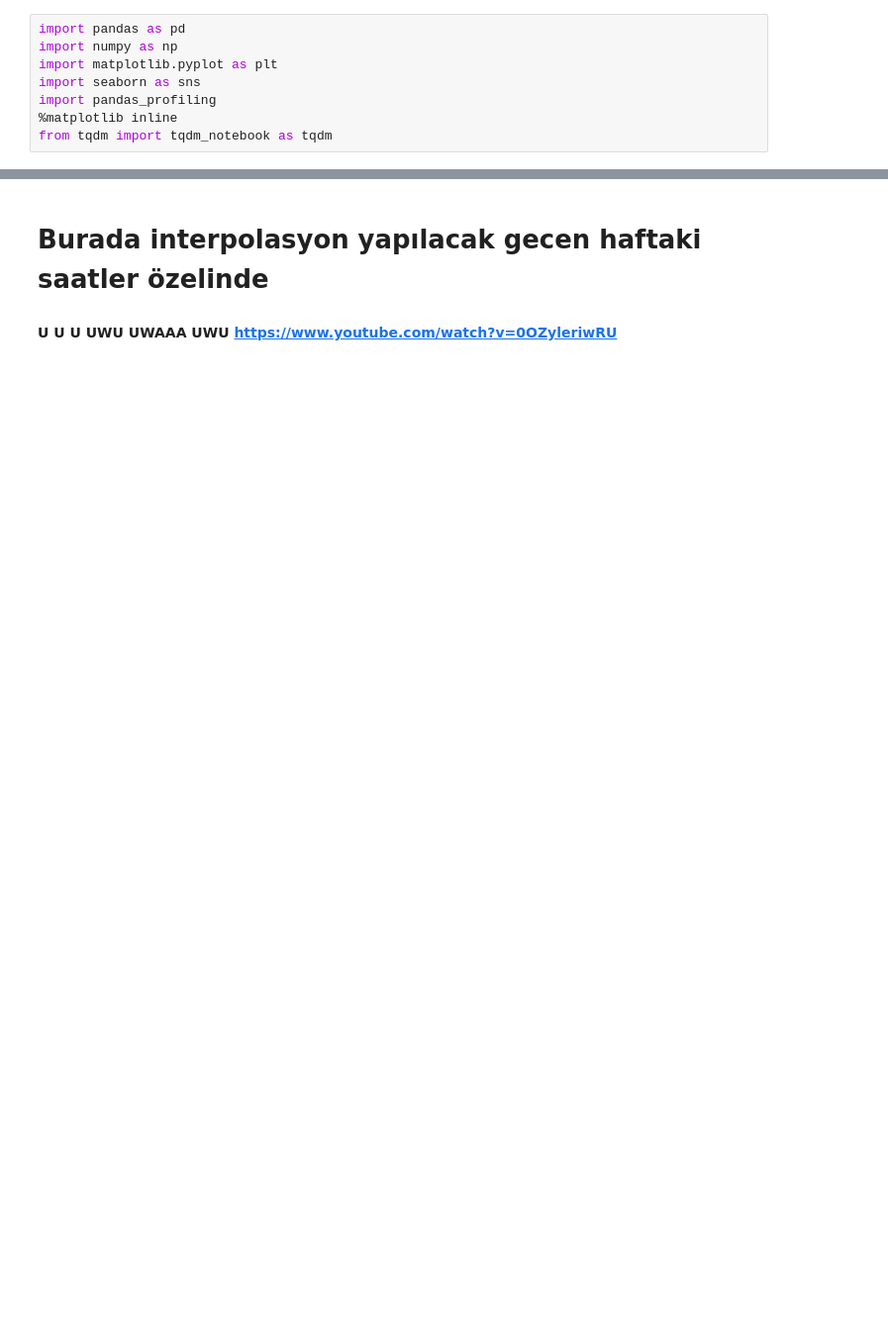
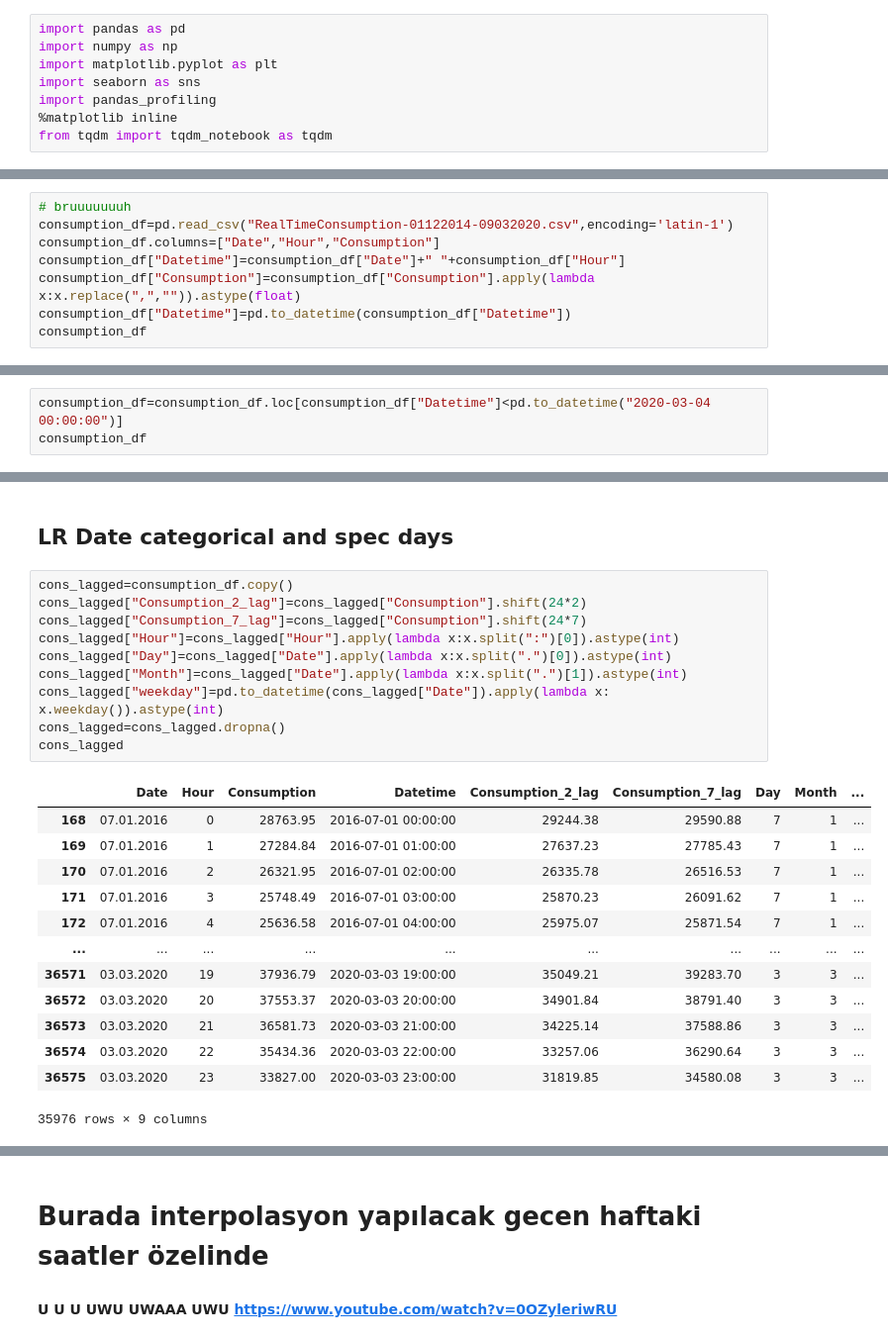
Before and after one commit to yakaralar/IE492, a Jupyter notebook: promotion_day_exclusion.ipynb, the cells around one changed output, grey strips where cells are left out. Shown at 99% size. Saved outputs shown, nothing was run; the diff lists cells and outputs as text; blank space fills up the shorter version.

```diff
--- a/promotion_day_exclusion.ipynb
+++ b/promotion_day_exclusion.ipynb
@@ -43,0 +47,8 @@ from tqdm import tqdm_notebook as tqdm
+# %%
+# bruuuuuuuh
+consumption_df=pd.read_csv("RealTimeConsumption-01122014-09032020.csv",encoding='latin-1')
+consumption_df.columns=["Date","Hour","Consumption"]
+consumption_df["Datetime"]=consumption_df["Date"]+" "+consumption_df["Hour"]
+consumption_df["Consumption"]=consumption_df["Consumption"].apply(lambda x:x.replace(",","")).astype(float)
+consumption_df["Datetime"]=pd.to_datetime(consumption_df["Datetime"])
+consumption_df
@@ -43,0 +69,3 @@ from tqdm import tqdm_notebook as tqdm
+# %%
+consumption_df=consumption_df.loc[consumption_df["Datetime"]<pd.to_datetime("2020-03-04 00:00:00")]
+consumption_df
@@ -45,0 +139,28 @@ from tqdm import tqdm_notebook as tqdm
+# %% [markdown]
+
+
+## LR Date categorical and spec days
+# %%
+cons_lagged=consumption_df.copy()
+cons_lagged["Consumption_2_lag"]=cons_lagged["Consumption"].shift(24*2)
+cons_lagged["Consumption_7_lag"]=cons_lagged["Consumption"].shift(24*7)
+cons_lagged["Hour"]=cons_lagged["Hour"].apply(lambda x:x.split(":")[0]).astype(int)
+cons_lagged["Day"]=cons_lagged["Date"].apply(lambda x:x.split(".")[0]).astype(int)
+cons_lagged["Month"]=cons_lagged["Date"].apply(lambda x:x.split(".")[1]).astype(int)
+cons_lagged["weekday"]=pd.to_datetime(cons_lagged["Date"]).apply(lambda x: x.weekday()).astype(int)
+cons_lagged=cons_lagged.dropna()
+cons_lagged
+# %% [output]
+|  | Date | Hour | Consumption | Datetime | Consumption_2_lag | Consumption_7_lag | Day | Month | ... |
+| 168 | 07.01.2016 | 0 | 28763.95 | 2016-07-01 00:00:00 | 29244.38 | 29590.88 | 7 | 1 | ... |
+| 169 | 07.01.2016 | 1 | 27284.84 | 2016-07-01 01:00:00 | 27637.23 | 27785.43 | 7 | 1 | ... |
+| 170 | 07.01.2016 | 2 | 26321.95 | 2016-07-01 02:00:00 | 26335.78 | 26516.53 | 7 | 1 | ... |
+| 171 | 07.01.2016 | 3 | 25748.49 | 2016-07-01 03:00:00 | 25870.23 | 26091.62 | 7 | 1 | ... |
+| 172 | 07.01.2016 | 4 | 25636.58 | 2016-07-01 04:00:00 | 25975.07 | 25871.54 | 7 | 1 | ... |
+| ... | ... | ... | ... | ... | ... | ... | ... | ... | ... |
+| 36571 | 03.03.2020 | 19 | 37936.79 | 2020-03-03 19:00:00 | 35049.21 | 39283.70 | 3 | 3 | ... |
+| 36572 | 03.03.2020 | 20 | 37553.37 | 2020-03-03 20:00:00 | 34901.84 | 38791.40 | 3 | 3 | ... |
+| 36573 | 03.03.2020 | 21 | 36581.73 | 2020-03-03 21:00:00 | 34225.14 | 37588.86 | 3 | 3 | ... |
+| 36574 | 03.03.2020 | 22 | 35434.36 | 2020-03-03 22:00:00 | 33257.06 | 36290.64 | 3 | 3 | ... |
+| 36575 | 03.03.2020 | 23 | 33827.00 | 2020-03-03 23:00:00 | 31819.85 | 34580.08 | 3 | 3 | ... |
+35976 rows × 9 columns
```
Also changed, not shown: parts of 17 cells of this notebook.
